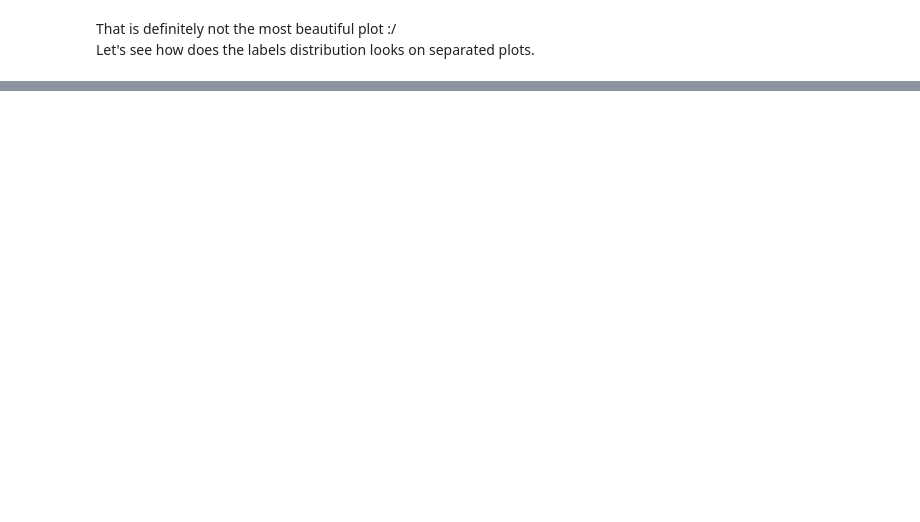
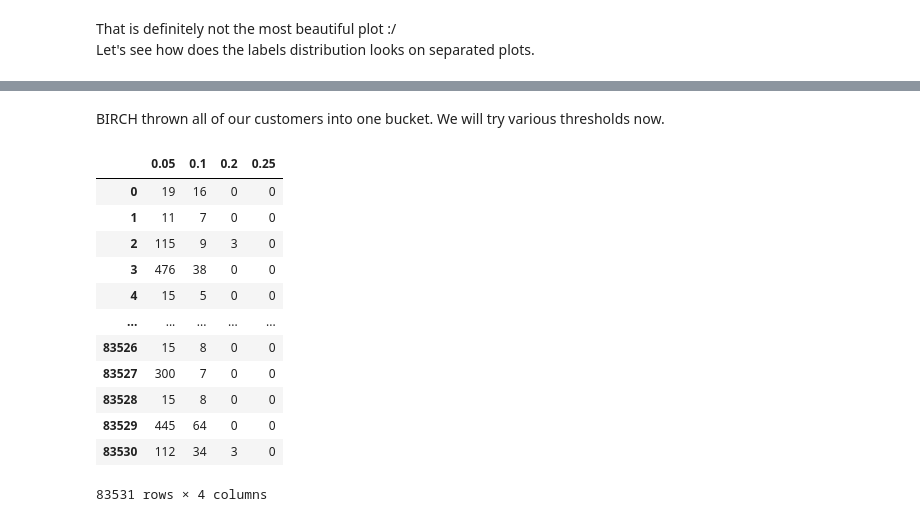
Before and after one commit to mmisiuda/Hotel-customers-EDA-and-segmentation., a Jupyter notebook: Hotel customer dataset EDA and clustering.ipynb, the cells around one changed output, grey strips where cells are left out. Drawn from its saved outputs; the diff is of its cells as text; code cells hidden in the pictures; blank space fills up the shorter version.

```diff
--- a/Hotel customer dataset EDA and clustering.ipynb
+++ b/Hotel customer dataset EDA and clustering.ipynb
@@ -764,0 +769,8 @@ Wall time: 8min 34s
+# %%
+birch = Birch(n_clusters=None) #by default n_clusters=3
+birch.fit(X)
+birch.predict(X)
+
+birch_labels = birch.labels_
+df['Birch-Labels'] = birch_labels
+df['Birch-Labels'].value_counts()
@@ -764,0 +792,33 @@ Wall time: 8min 34s
+# %% [markdown]
+BIRCH thrown all of our customers into one bucket. We will try various thresholds now.
+# %%
+%%time
+
+thresholds = [0.05, 0.1, 0.2, 0.25]
+
+birch_labels = {}
+
+for t in thresholds:
+    birch = Birch(threshold=t, n_clusters=None)
+    birch.fit(X)
+    birch.predict(X)
+    labels = birch.labels_
+    birch_labels[f'{t}'] = labels
+
+birch_df = pd.DataFrame(birch_labels)
+
+birch_df.head()
+# %% [output]
+|  | 0.05 | 0.1 | 0.2 | 0.25 |
+| 0 | 19 | 16 | 0 | 0 |
+| 1 | 11 | 7 | 0 | 0 |
+| 2 | 115 | 9 | 3 | 0 |
+| 3 | 476 | 38 | 0 | 0 |
+| 4 | 15 | 5 | 0 | 0 |
+| ... | ... | ... | ... | ... |
+| 83526 | 15 | 8 | 0 | 0 |
+| 83527 | 300 | 7 | 0 | 0 |
+| 83528 | 15 | 8 | 0 | 0 |
+| 83529 | 445 | 64 | 0 | 0 |
+| 83530 | 112 | 34 | 3 | 0 |
+83531 rows × 4 columns
```
Also changed, not shown: parts of 37 cells of this notebook.
